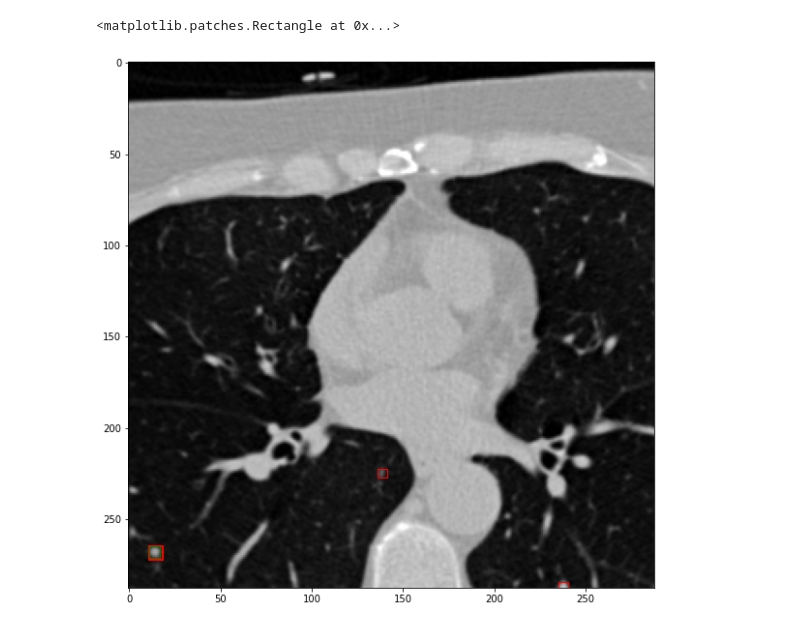
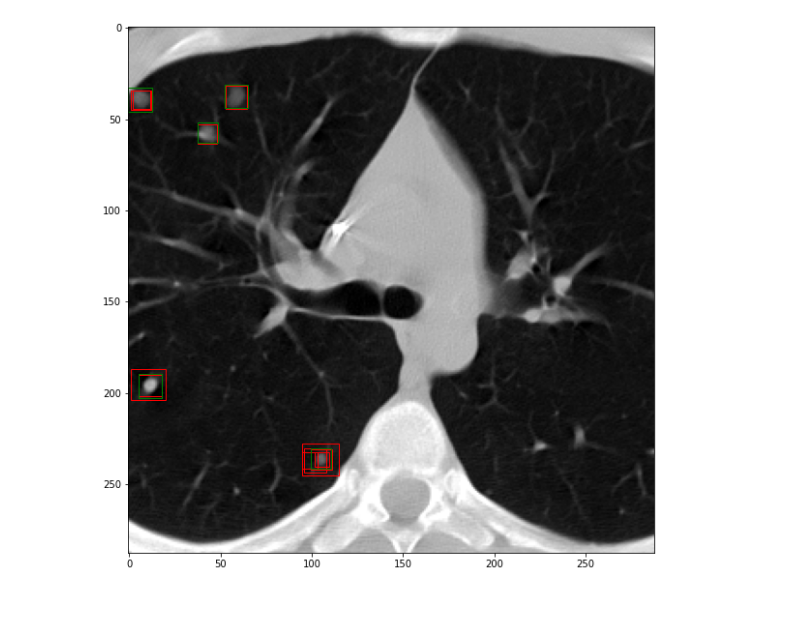
Before and after one commit to cirmuw/dynamicmemory, a Jupyter notebook: Results_lungnodules.ipynb, the cells around one changed output. Cells and saved outputs as stored; diff of their text form; code cells hidden in the pictures.

Commit message:
eval update, lidc time update

```diff
--- a/Results_lungnodules.ipynb
+++ b/Results_lungnodules.ipynb
@@ -127,0 +134,13 @@ Read: /project/catinous/trained_models/lidc_batch_lungnodulesfinal_base-train_1_
+# %%
+modelpath = '/project/catinous/trained_models/lidc_batch_lungnodulesfinalpatientsplit_base-train_1_2be2b6a25e.pt'
+num_classes = 3  # 0=background, 1=begnin, 2=malignant
+# load a model pre-trained pre-trained on COCO
+model = models.detection.fasterrcnn_resnet50_fpn(pretrained=True)
+in_features = model.roi_heads.box_predictor.cls_score.in_features
+model.roi_heads.box_predictor = FastRCNNPredictor(in_features, num_classes)
+
+state_dict = torch.load(modelpath)
+new_state_dict = {}
+for key in state_dict.keys():
+    new_state_dict[key.replace('model.', '')] = state_dict[key]
+model.load_state_dict(new_state_dict)
@@ -128,12 +149,13 @@ Read: /project/catinous/trained_models/lidc_batch_lungnodulesfinal_base-train_1_
 # %%
 dl_val = DataLoader(LIDCBatch('/project/catinous/lungnodulesfinal.csv',
-                                      split='val', res='sie', validation=True),
+                                      split='val', res='time_siemens', validation=True),
                       batch_size=8,
                       num_workers=2,
-                      collate_fn=cutils.collate_fn)
+                      collate_fn=cutils.collate_fn,
+                       shuffle=False)
 # %%
 device = torch.device('cuda')
-model.model.to(device)
+model.to(device)
 model.eval()
 
 for batch in dl_val:
@@ -141,5 +163,5 @@ for batch in dl_val:
     x = list(i.to(device) for i in x)
     #targets = [{k: v.to(self.device) for k, v in t.items()} for t in y]
 
-    out = model.forward(x)
+    out = model(x)
     break
@@ -145,0 +174,15 @@ for batch in dl_val:
+# %%
+idx = 4
+
+fig, ax = plt.subplots(1, 1, figsize=(10, 10))
+
+xywh = [[ab[0], ab[1], ab[2] - ab[0], ab[3] - ab[1]] for ab in out[idx]['boxes']]
+
+ax.imshow(x[idx].detach().cpu().numpy()[0])
+#plt.scatter([x], [y])
+for k, xy in enumerate(xywh):
+    rect = patches.Rectangle((xy[0],xy[1]),xy[2],xy[3],linewidth=1,edgecolor='r',facecolor='none')
+    ax.add_patch(rect)
+for gt in y[idx]['boxes']:
+    rect = patches.Rectangle((gt[0], gt[1]), gt[2] - gt[0], gt[3] - gt[1], edgecolor='g', facecolor='none')
+    ax.add_patch(rect)
@@ -146,18 +191,17 @@ for batch in dl_val:
 # %%
 idx = 5
 
 fig, ax = plt.subplots(1, 1, figsize=(10, 10))
 
 xywh = [[ab[0], ab[1], ab[2] - ab[0], ab[3] - ab[1]] for ab in out[idx]['boxes']]
 
 ax.imshow(x[idx].detach().cpu().numpy()[0])
 #plt.scatter([x], [y])
 for k, xy in enumerate(xywh):
     rect = patches.Rectangle((xy[0],xy[1]),xy[2],xy[3],linewidth=1,edgecolor='r',facecolor='none')
     ax.add_patch(rect)
-gt = y[idx]['boxes'][0]
-rect = patches.Rectangle((gt[0], gt[1]), gt[2] - gt[0], gt[3] - gt[1], edgecolor='g', facecolor='none')
-ax.add_patch(rect)
+for gt in y[idx]['boxes']:
+    rect = patches.Rectangle((gt[0], gt[1]), gt[2] - gt[0], gt[3] - gt[1], edgecolor='g', facecolor='none')
+    ax.add_patch(rect)
 # %% [output]
-<matplotlib.patches.Rectangle at 0x...>
-[figure, old version]
+[figure, new version]
```
Also changed, not shown: parts of 12 cells of this notebook, 3 other files.
